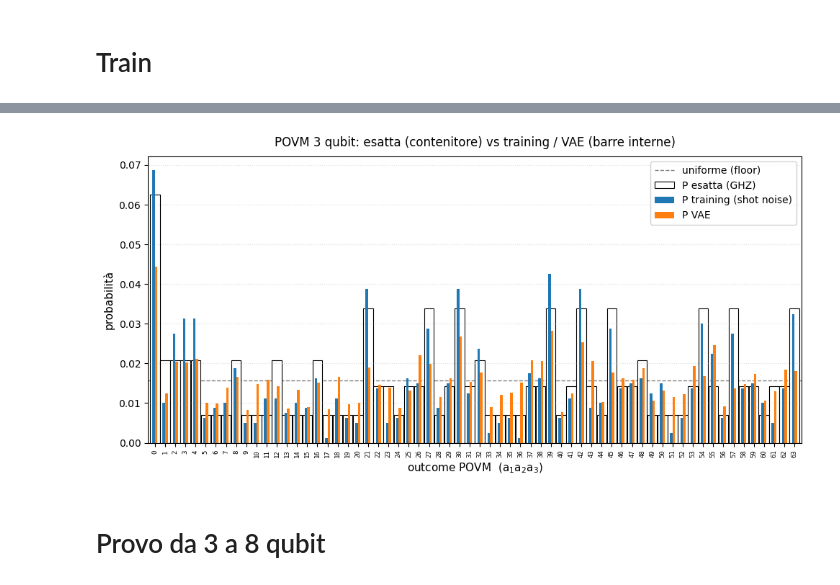
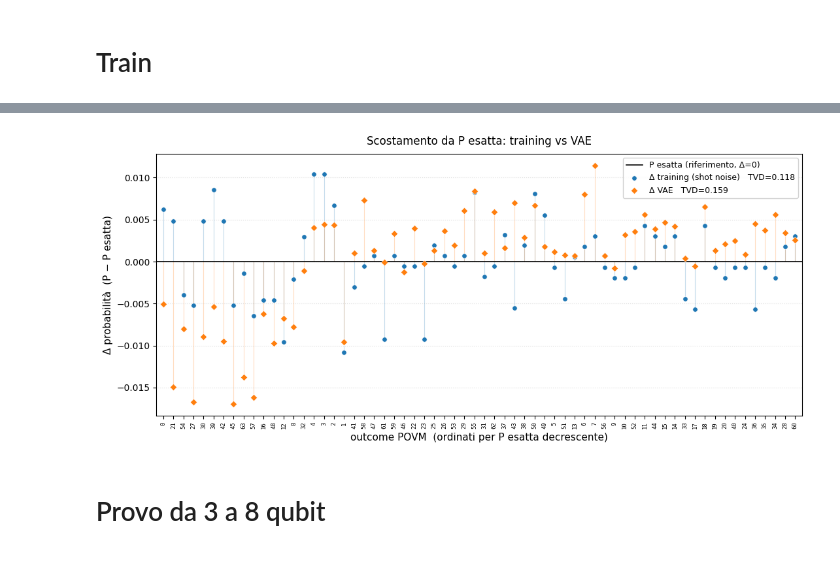
Before and after one commit to srazzetti/statistical-qst-vae, a Jupyter notebook: notebook/vae_training.ipynb, the cells around one changed output, grey strips where cells are left out. Drawn from its saved outputs; the diff is of its cells as text; code cells hidden in the pictures.

Commit message:
Refactor plotting functions: move from temporary_utils.py to vae.py

```diff
--- a/notebook/vae_training.ipynb
+++ b/notebook/vae_training.ipynb
@@ -32,13 +30,9 @@ from utils import classical_fidelity
 # %% [markdown]
 # Data Creation and Processing
 # %%
-# Set samples and qubits to use for the training
-N_SAMPLES = [1000, 5000, 10000, 20000, 50000, 100000]
-N_QUBITS = [3, 4, 5, 6, 7, 8]
-
 # Create a GHZ state and compute the corresponding density matrix
-n_samples = N_SAMPLES[5]
-n_qubits = N_QUBITS[5]
+n_samples = 1000
+n_qubits = 3
 qc = create_ghz_state(n_qubits)
 rho = DensityMatrix(qc)
 
@@ -61,11 +55,11 @@ Testing set size and shape: 20000 and (20000, 32)
 # %% [markdown]
 # Train
 # %%
-# Difine useful parameters for the VAE training
+# Define useful parameters for the VAE training
 LATENT_DIM = 16
-HIDDEN_DIM = 128
-WARMUP_EPOCHS = 30
-TOTAL_EPOCHS = 50
+HIDDEN_DIM = 96
+WARMUP_EPOCHS = 100
+TOTAL_EPOCHS = 1000
 BATCH_SIZE = 100
 LEARNING_RATE = 1e-3
 BETA_MAX = 0.85
@@ -137,53 +123,36 @@ dallo shot noise dei dati. Se il VAE ci si avvicina, sta facendo il suo lavoro.
 # %%
 from povm_sampling import onehot_to_samples
 
-# Calcolo la distribuzione esatta sui 4^N outcomes del POVM (per confronto con il VAE)
+# Calculate the exact probability distribution over the POVM outcomes (P_exact)
 P_exact = povm_probability_efficient(rho.data, n_qubits)
-outcomes = list(P_exact.keys())                  # 4^N outcome ordinati
+outcomes = list(P_exact.keys())
 
-# Campiono dal VAE e stimo la distribuzione empirica P_vae sui 4^N outcomes
-# (fm: istanza del monitor; NON sovrascrivo il nome della classe FidelityMonitor)
-fm = FidelityMonitor(P_exact, n_qubits)
-gen_samples = fm.vae_generate(model, n_samples=20000)
-P_vae = samples_to_empirical_dist(gen_samples, n_qubits)
-
-# Baseline distribuzione uniforme e distribuzione empirica dei dati di training (shot noise)
+# Generate a large number of samples from the trained VAE model to estimate the distribution it has learned (P_vae)
+# Convert the one-hot encoded training data back to samples and compute the empirical distribution (P_train)
+P_vae   = model.generate_empirical_dist(n_samples=1000000, batch_size=50_000)
 P_unif = {o: 1.0 / len(outcomes) for o in outcomes}
 P_train = samples_to_empirical_dist(onehot_to_samples(X_train, n_qubits), n_qubits)
 
-# Calcolo metriche di confronto: Fidelity classica (coeff. di Bhattacharyya) e Total Variation
-# NB: il floor e' uniforme vs ESATTA (cosa ottieni senza imparare nulla), non vs P_vae
-classical_fidelity_floor = fm.classical_fidelity(P_unif, P_exact)
-total_variation_floor = fm.total_variation(P_unif, P_exact)
+# Compute the classical fidelity between the distributions
+classical_fidelity_floor = classical_fidelity(P_unif, P_exact)
+classical_fidelity_vae = classical_fidelity(P_vae, P_exact)
+classical_fidelity_train = classical_fidelity(P_train, P_exact)
 
-classical_fidelity_vae = fm.classical_fidelity(P_vae, P_exact)
-total_variation_vae = fm.total_variation(P_vae, P_exact)
-
-classical_fidelity_train = fm.classical_fidelity(P_train, P_exact)
-total_variation_train = fm.total_variation(P_train, P_exact)
-
-print("=== FIDELITY CLASSICA (floor è ~0.95) ===")
+print("=== FIDELITY CLASSICA ===")
 print(f"  rumore uniforme  vs esatta : {classical_fidelity_floor:.4f}   <- FLOOR")
 print(f"  VAE              vs esatta : {classical_fidelity_vae:.4f}   <- MODELLO")
-print(f"  dati training    vs esatta : {classical_fidelity_train:.4f}   <- TETTO")
-print()
-print("=== TOTAL VARIATION (0 = identiche) ===")
-print(f"  rumore uniforme  vs esatta : {total_variation_floor:.4f}   <- FLOOR")
-print(f"  VAE              vs esatta : {total_variation_vae:.4f}   <- MODELLO")
-print(f"  dati training    vs esatta : {total_variation_train:.4f}   <- TETTO")
-print()
+print(f"  dati training    vs esatta : {classical_fidelity_train:.4f}   <- TETTO\n")
+
 print("=== I 4 PICCHI del GHZ ===")
-print(f"  {'outcome':10s} {'esatta':>8s} {'VAE':>8s} {'uniforme':>9s}")
-for o in [(0, 0, 0), (1, 1, 1), (2, 2, 2), (3, 3, 3)]:
-    print(f"  {str(o):10s} {P_exact[o]:8.4f} {P_vae.get(o,0):8.4f} {1/len(outcomes):9.4f}")
+print(f"  {'outcome':14s} {'esatta':>8s} {'VAE':>8s} {'uniforme':>9s}")
+for o in [(c,) * n_qubits for c in range(4)]:
+    print(f"  {str(o):14s} {P_exact[o]:8.7f} {P_vae.get(o, 0):8.7f} {1/len(outcomes):9.7f}")
 
-# --- 4. Confronto visivo sulle 4^N probabilita' ---
-# Niente barre affiancate (con 4^N outcome diventano sottili e si sovrappongono):
-# esatta = barre a tutta larghezza semitrasparenti, VAE = linea sovrapposta.
+# Plot the distributions (P_exact, P_vae, P_train) over the outcomes
 p_true = np.array([P_exact[o]        for o in outcomes])
-p_gen  = np.array([P_vae.get(o, 0.0) for o in outcomes])   # .get: il VAE puo' non generare tutti gli outcome
-p_train = np.array([P_train.get(o, 0.0) for o in outcomes]) # .get: i dati di training possono non coprire tutti gli outcome
+p_gen  = np.array([P_vae.get(o, 0.0) for o in outcomes])
+p_train = np.array([P_train.get(o, 0.0) for o in outcomes])
 idx = np.arange(len(outcomes))
 
-plots.plot_distribution_compare(p_true, p_gen, p_train, idx)
+plot_distribution_delta(p_true, p_gen, p_train, idx)
 # %% [output]
@@ -206,4 +170,4 @@ plots.plot_distribution_compare(p_true, p_gen, p_train, idx)
-[figure, old version]
+[figure, new version]
 # %% [markdown]
 # Provo da 3 a 8 qubit
 # %%
```
Also changed, not shown: parts of 7 cells of this notebook, 3 other files.
